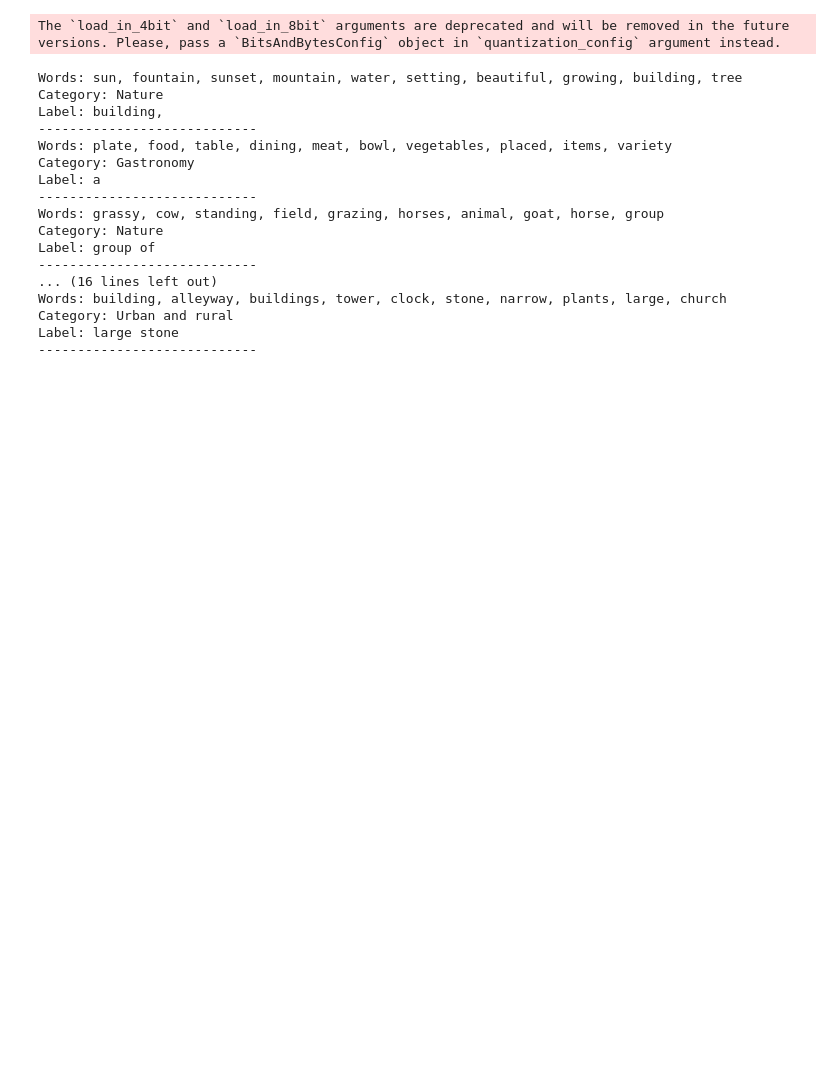
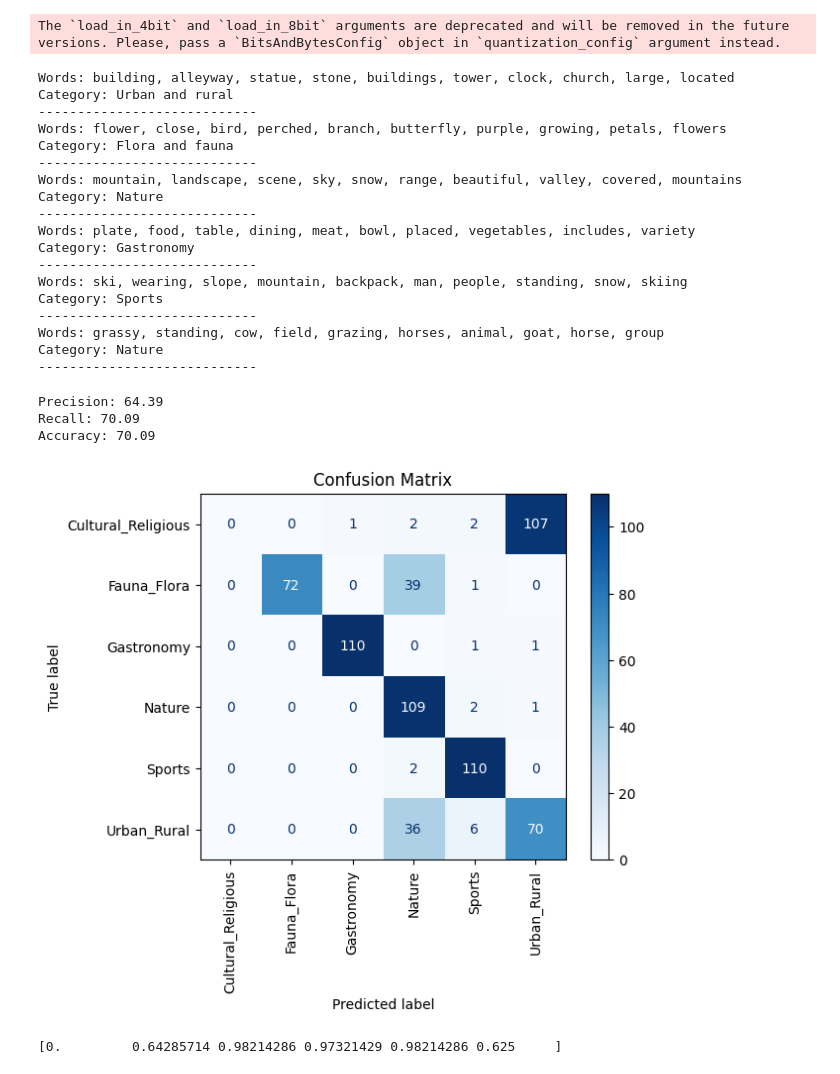
Before and after one commit to SHNacho/image-topic-clustering, a Jupyter notebook: src/caption-clustering.ipynb, the cells around one changed output. Saved outputs shown, nothing was run; the diff lists cells and outputs as text; code cells hidden in the pictures; blank space fills up the shorter version.

```diff
--- a/src/caption-clustering.ipynb
+++ b/src/caption-clustering.ipynb
@@ -346,28 +349,66 @@ model = AutoModelForSeq2SeqLM.from_pretrained(
 The `load_in_4bit` and `load_in_8bit` arguments are deprecated and will be removed in the future versions. Please, pass a `BitsAndBytesConfig` object in `quantization_config` argument instead.
 # %%
 
+cluster_mapping = {}
 for cluster, words in clusters_words.items():
     category = classify_text(model, tokenizer, words, labels)
-    label = generate_label(model, tokenizer, words)
     print(f"Words: {', '.join(words)}")
     print(f"Category: {category}")
-    print(f"Label: {label}")
     print("----------------------------")
+    cluster_mapping[cluster] = category
 # %% [output]
-Words: sun, fountain, sunset, mountain, water, setting, beautiful, growing, building, tree
+Words: building, alleyway, statue, stone, buildings, tower, clock, church, large, located
+Category: Urban and rural
+----------------------------
+Words: flower, close, bird, perched, branch, butterfly, purple, growing, petals, flowers
+Category: Flora and fauna
+----------------------------
+Words: mountain, landscape, scene, sky, snow, range, beautiful, valley, covered, mountains
 Category: Nature
-Label: building,
 ----------------------------
-Words: plate, food, table, dining, meat, bowl, vegetables, placed, items, variety
+Words: plate, food, table, dining, meat, bowl, placed, vegetables, includes, variety
 Category: Gastronomy
-Label: a
 ----------------------------
-Words: grassy, cow, standing, field, grazing, horses, animal, goat, horse, group
+Words: ski, wearing, slope, mountain, backpack, man, people, standing, snow, skiing
+Category: Sports
+----------------------------
+Words: grassy, standing, cow, field, grazing, horses, animal, goat, horse, group
 Category: Nature
-Label: group of
 ----------------------------
-... (16 lines left out)
-Words: building, alleyway, buildings, tower, clock, stone, narrow, plants, large, church
-Category: Urban and rural
-Label: large stone
-----------------------------
+# %%
+train_df['zero_shot_label'] = train_df['KMeans Cluster'].map(cluster_mapping)
+zslabels2id = {
+    'Cultural and religious': 0,
+    'Flora and fauna': 1,
+    'Gastronomy': 2,
+    'Nature': 3,
+    'Sports': 4,
+    'Urban and rural': 5
+}
+train_df['zs_id'] = train_df['zero_shot_label'].map(zslabels2id)
+y_true = train_df['label'].tolist()
+y_pred = train_df['zs_id'].tolist()
+#print(train_df[train_df['zs_id'].isna()])
+precision = precision_score(y_true, y_pred, average='macro')
+recall = recall_score(y_true, y_pred, average='macro')
+acc = accuracy_score(y_true, y_pred)
+print(f"Precision: {str(round(precision*100, 2))}")
+print(f"Recall: {str(round(recall*100, 2))}")
+print(f"Accuracy: {str(round(acc*100, 2))}")
+# %% [output]
+Precision: 64.39
+Recall: 70.09
+Accuracy: 70.09
+# %%
+cm = confusion_matrix(y_true, y_pred)
+disp = ConfusionMatrixDisplay(confusion_matrix=cm, display_labels=list(label2id.keys()))
+# Plot the confusion matrix
+disp.plot(cmap=plt.cm.Blues)
+plt.title('Confusion Matrix')
+plt.xticks(rotation=90)
+plt.show()
+cm = cm.astype('float') / cm.sum(axis=1)[:, np.newaxis]
+print(cm.diagonal())
+# %% [output]
+[figure, added]
+[0.         0.64285714 0.98214286 0.97321429 0.98214286 0.625     ]
```
Also changed, not shown: parts of 10 cells of this notebook, 1 other file.
